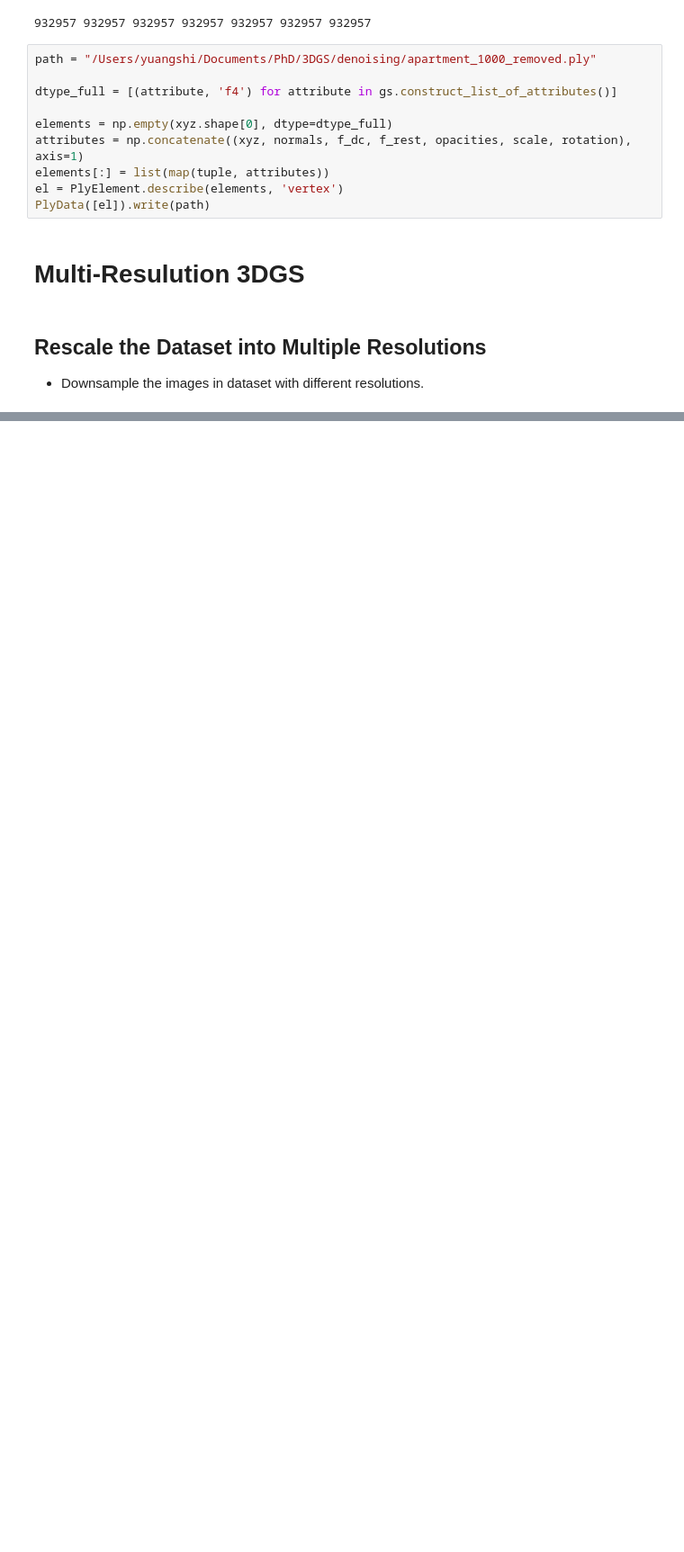
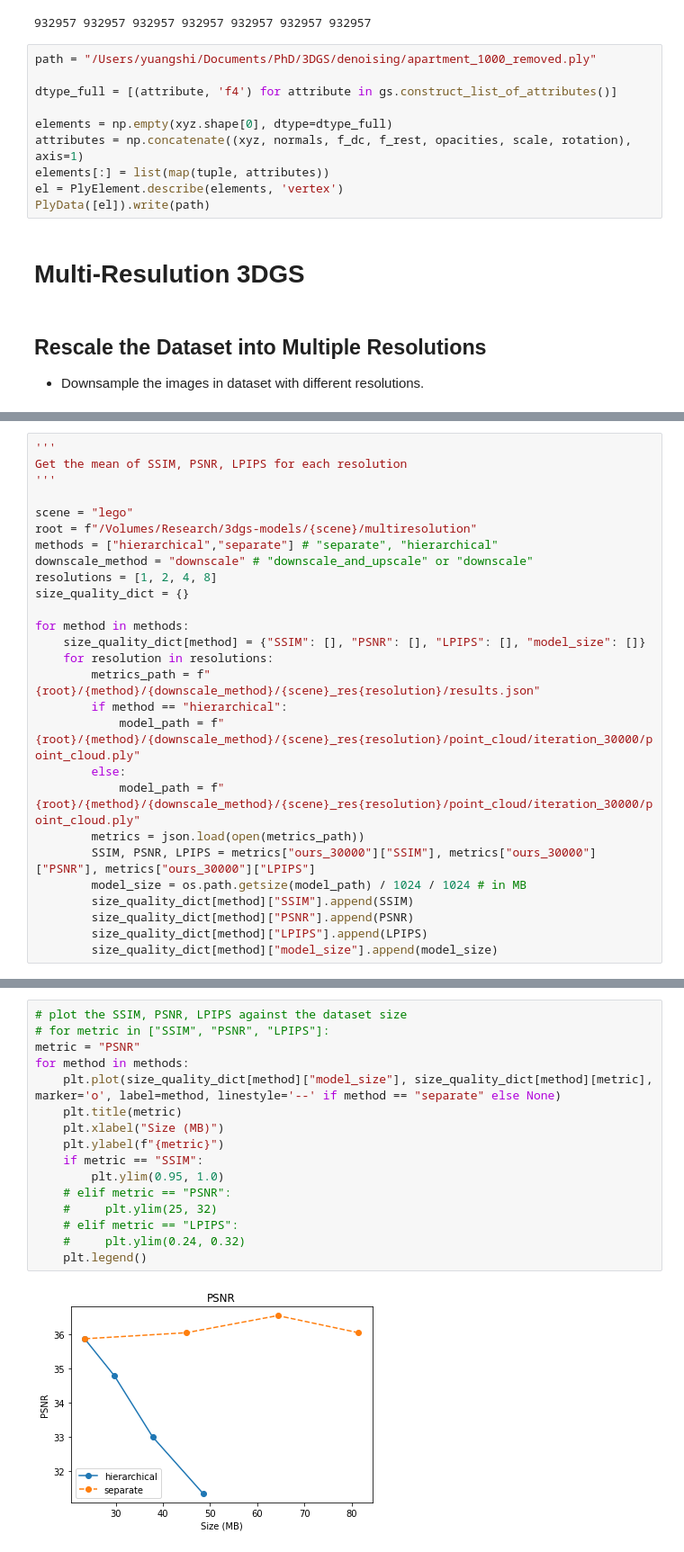
Before and after one commit to Shiyuang-scu/gaussian-splatting, a Jupyter notebook: script.ipynb, the cells around one changed output, grey strips where cells are left out. Shown at 90% size. Cells and saved outputs as stored; diff of their text form; blank space fills up the shorter version.

```diff
--- a/script.ipynb
+++ b/script.ipynb
@@ -1044,0 +1117,27 @@ for metric, ax in zip(list(size_quality_dict[dataset_resolution_list[0]].keys())
+# %%
+'''
+Get the mean of SSIM, PSNR, LPIPS for each resolution
+'''
+
+scene = "lego"
+root = f"/Volumes/Research/3dgs-models/{scene}/multiresolution"
+methods = ["hierarchical","separate"] # "separate", "hierarchical"
+downscale_method = "downscale" # "downscale_and_upscale" or "downscale"
+resolutions = [1, 2, 4, 8]
+size_quality_dict = {}
+
+for method in methods:
+    size_quality_dict[method] = {"SSIM": [], "PSNR": [], "LPIPS": [], "model_size": []}
+    for resolution in resolutions:
+        metrics_path = f"{root}/{method}/{downscale_method}/{scene}_res{resolution}/results.json"
+        if method == "hierarchical":
+            model_path = f"{root}/{method}/{downscale_method}/{scene}_res{resolution}/point_cloud/iteration_30000/point_cloud.ply"
+        else:
+            model_path = f"{root}/{method}/{downscale_method}/{scene}_res{resolution}/point_cloud/iteration_30000/point_cloud.ply"
+        metrics = json.load(open(metrics_path))
+        SSIM, PSNR, LPIPS = metrics["ours_30000"]["SSIM"], metrics["ours_30000"]["PSNR"], metrics["ours_30000"]["LPIPS"]
+        model_size = os.path.getsize(model_path) / 1024 / 1024 # in MB
+        size_quality_dict[method]["SSIM"].append(SSIM)
+        size_quality_dict[method]["PSNR"].append(PSNR)
+        size_quality_dict[method]["LPIPS"].append(LPIPS)
+        size_quality_dict[method]["model_size"].append(model_size)
@@ -1044,0 +1204,18 @@ for metric, ax in zip(list(size_quality_dict[dataset_resolution_list[0]].keys())
+# %%
+# plot the SSIM, PSNR, LPIPS against the dataset size
+# for metric in ["SSIM", "PSNR", "LPIPS"]:
+metric = "PSNR"
+for method in methods:
+    plt.plot(size_quality_dict[method]["model_size"], size_quality_dict[method][metric], marker='o', label=method, linestyle='--' if method == "separate" else None)
+    plt.title(metric)
+    plt.xlabel("Size (MB)")
+    plt.ylabel(f"{metric}")
+    if metric == "SSIM":
+        plt.ylim(0.95, 1.0)
+    # elif metric == "PSNR":
+    #     plt.ylim(25, 32)
+    # elif metric == "LPIPS":
+    #     plt.ylim(0.24, 0.32)
+    plt.legend()
+# %% [output]
+[figure, added]
```
Also changed, not shown: parts of 98 cells of this notebook, 2 other files.
